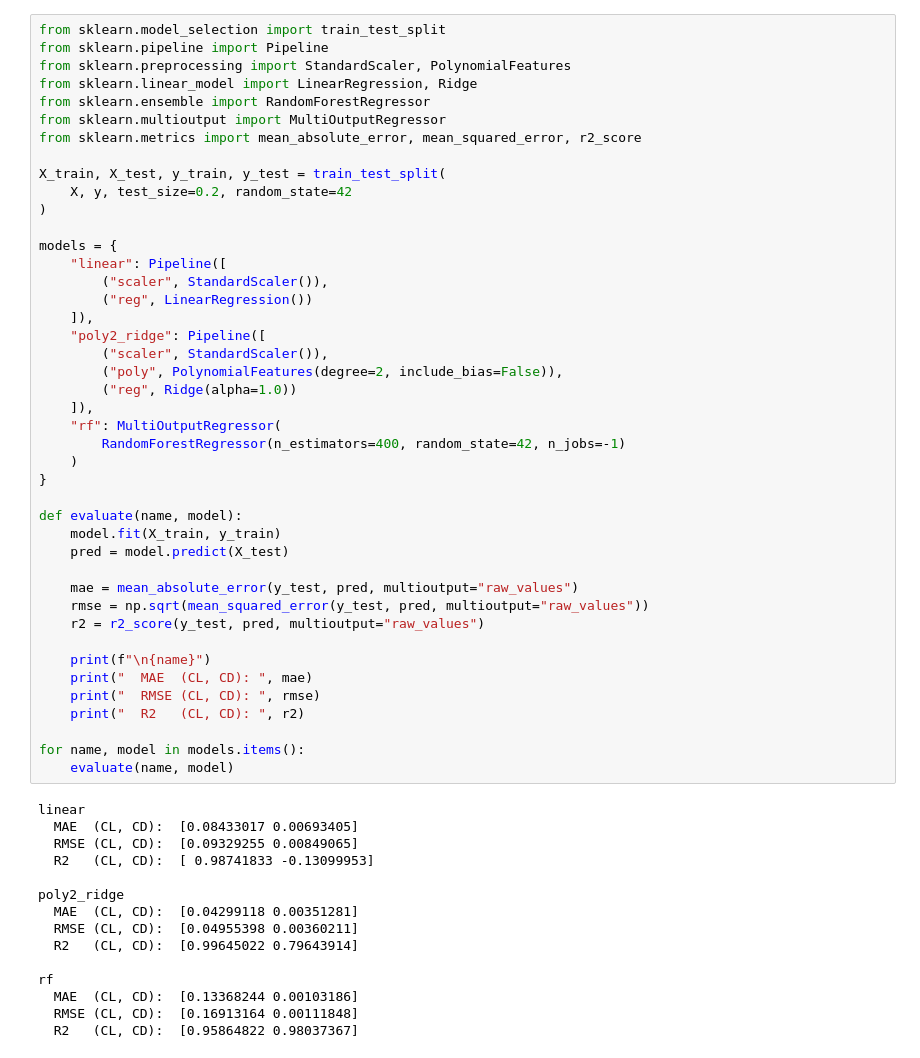
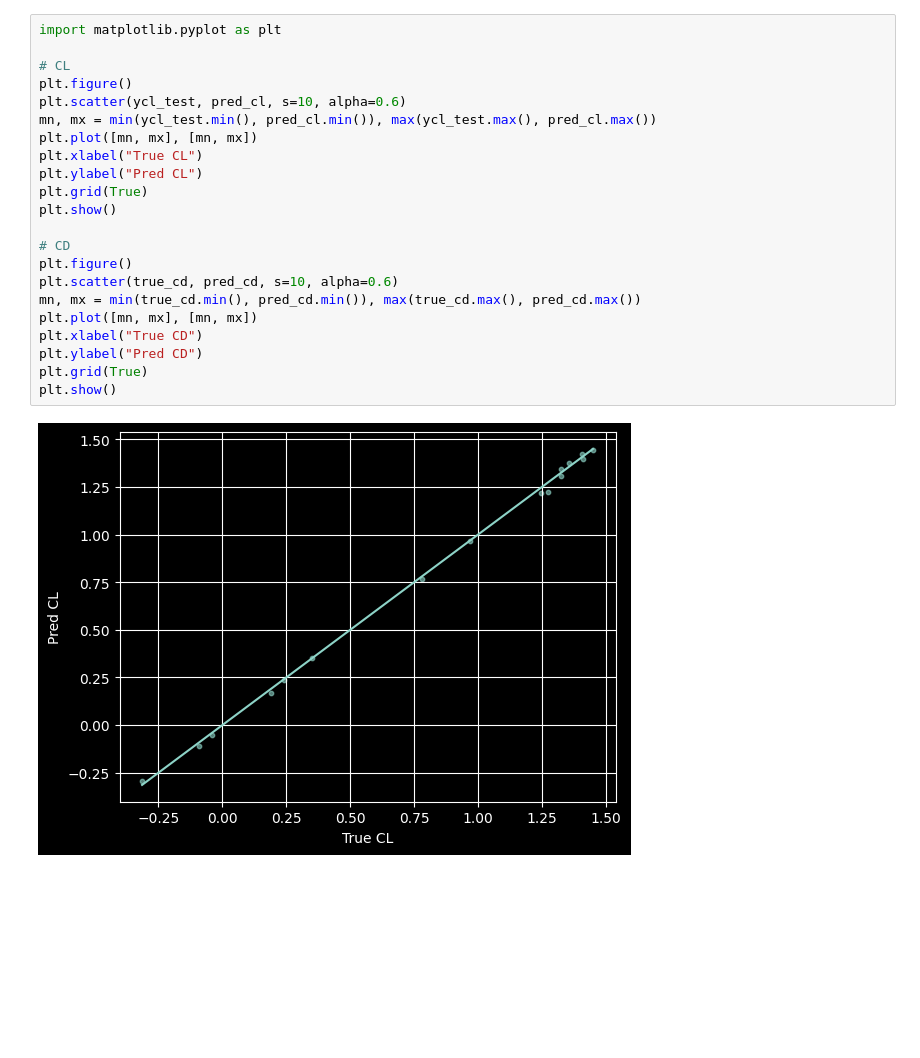
Before and after one commit to AndreasAravinth/aero-surrogate, a Jupyter notebook: notebooks/02_training.ipynb, the cells around one changed output. Drawn from its saved outputs; the diff is of its cells as text; blank space fills up the shorter version.

```diff
--- a/notebooks/02_training.ipynb
+++ b/notebooks/02_training.ipynb
@@ -25,58 +61,24 @@ y = df[["CL", "CD"]].to_numpy()
 # %%
-from sklearn.model_selection import train_test_split
-from sklearn.pipeline import Pipeline
-from sklearn.preprocessing import StandardScaler, PolynomialFeatures
-from sklearn.linear_model import LinearRegression, Ridge
-from sklearn.ensemble import RandomForestRegressor
-from sklearn.multioutput import MultiOutputRegressor
-from sklearn.metrics import mean_absolute_error, mean_squared_error, r2_score
+import matplotlib.pyplot as plt
 
-X_train, X_test, y_train, y_test = train_test_split(
-    X, y, test_size=0.2, random_state=42
-)
+# CL
+plt.figure()
+plt.scatter(ycl_test, pred_cl, s=10, alpha=0.6)
+mn, mx = min(ycl_test.min(), pred_cl.min()), max(ycl_test.max(), pred_cl.max())
+plt.plot([mn, mx], [mn, mx])
+plt.xlabel("True CL")
+plt.ylabel("Pred CL")
+plt.grid(True)
+plt.show()
 
-models = {
-    "linear": Pipeline([
-        ("scaler", StandardScaler()),
-        ("reg", LinearRegression())
-    ]),
-    "poly2_ridge": Pipeline([
-        ("scaler", StandardScaler()),
-        ("poly", PolynomialFeatures(degree=2, include_bias=False)),
-        ("reg", Ridge(alpha=1.0))
-    ]),
-    "rf": MultiOutputRegressor(
-        RandomForestRegressor(n_estimators=400, random_state=42, n_jobs=-1)
-    )
-}
-
-def evaluate(name, model):
-    model.fit(X_train, y_train)
-    pred = model.predict(X_test)
-
-    mae = mean_absolute_error(y_test, pred, multioutput="raw_values")
-    rmse = np.sqrt(mean_squared_error(y_test, pred, multioutput="raw_values"))
-    r2 = r2_score(y_test, pred, multioutput="raw_values")
-
-    print(f"\n{name}")
-    print("  MAE  (CL, CD): ", mae)
-    print("  RMSE (CL, CD): ", rmse)
-    print("  R2   (CL, CD): ", r2)
-
-for name, model in models.items():
-    evaluate(name, model)
+# CD
+plt.figure()
+plt.scatter(true_cd, pred_cd, s=10, alpha=0.6)
+mn, mx = min(true_cd.min(), pred_cd.min()), max(true_cd.max(), pred_cd.max())
+plt.plot([mn, mx], [mn, mx])
+plt.xlabel("True CD")
+plt.ylabel("Pred CD")
+plt.grid(True)
+plt.show()
 # %% [output]
-linear
-  MAE  (CL, CD):  [0.08433017 0.00693405]
-  RMSE (CL, CD):  [0.09329255 0.00849065]
-  R2   (CL, CD):  [ 0.98741833 -0.13099953]
-
-poly2_ridge
-  MAE  (CL, CD):  [0.04299118 0.00351281]
-  RMSE (CL, CD):  [0.04955398 0.00360211]
-  R2   (CL, CD):  [0.99645022 0.79643914]
-
-rf
-  MAE  (CL, CD):  [0.13368244 0.00103186]
-  RMSE (CL, CD):  [0.16913164 0.00111848]
-  R2   (CL, CD):  [0.95864822 0.98037367]
+[figure, added]
```
Also changed, not shown: parts of 9 cells of this notebook, 6 other files.
